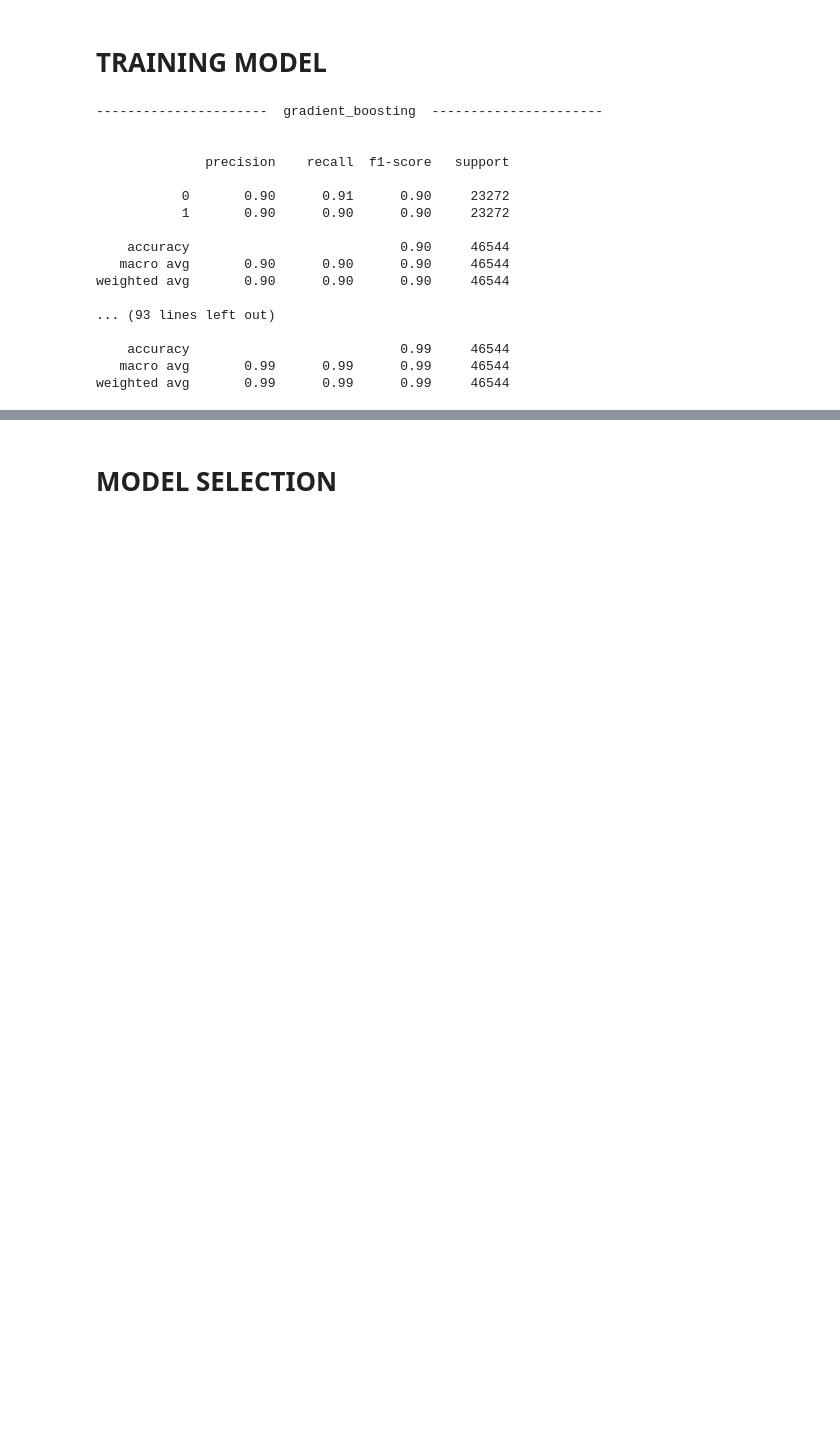
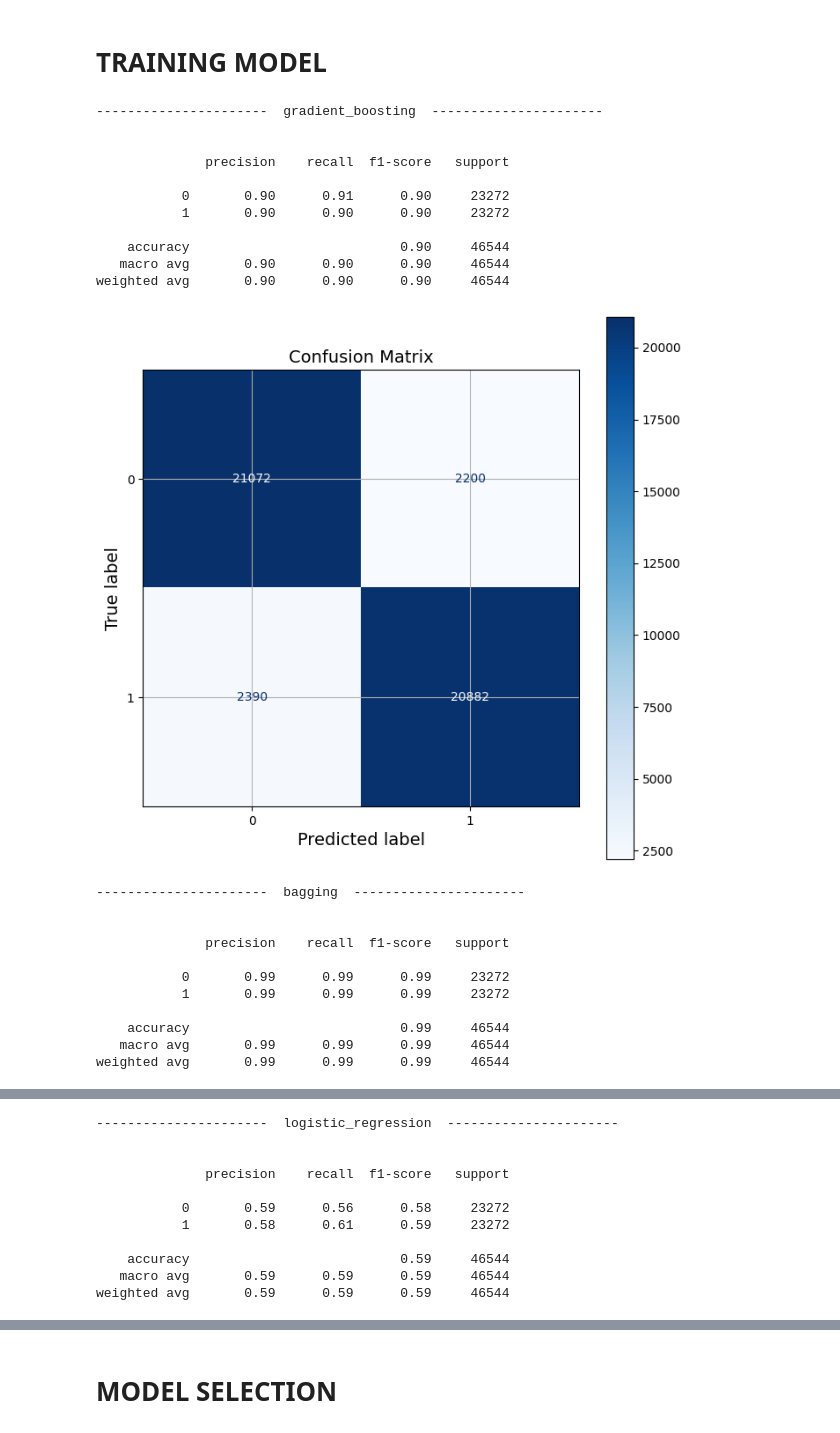
Before and after one commit to pisceskibo/CreditCardApprovalPrediction, a Jupyter notebook: CreditCardEnsembleLearning.ipynb, the cells around one changed output, grey strips where cells are left out. Cells and saved outputs as stored; diff of their text form; code cells hidden in the pictures; blank space fills up the shorter version.

Commit message:
draw confusion matrix for models

```diff
--- a/CreditCardEnsembleLearning.ipynb
+++ b/CreditCardEnsembleLearning.ipynb
@@ -204,29 +222,36 @@ classifiers = model_ensemble_learning.get_classifiers_dictionary()
 # %%
 for model_name, model in classifiers.items():
     print('\n')
     print('  {}  '.center(50,'-').format(model_name))
     print('\n')
     model_ensemble_learning.folder_check_model(model_name)
 
     # Training the model
     model_trn = model_predict_score.train_model(model, model_name, X_cc_train_prep, y_cc_train_prep)
     model_predict_score.score_func(model_trn, model_name, X_cc_train_prep, y_cc_train_prep)
+    model_predict_score.confusion_matrix_func(model_trn, model_name, X_cc_train_prep, y_cc_train_prep)
     warnings.filterwarnings("ignore")
 # %% [output]
 ----------------------  gradient_boosting  ----------------------
 
 
               precision    recall  f1-score   support
 
            0       0.90      0.91      0.90     23272
            1       0.90      0.90      0.90     23272
 
     accuracy                           0.90     46544
    macro avg       0.90      0.90      0.90     46544
 weighted avg       0.90      0.90      0.90     46544
-
-... (93 lines left out)
-
-    accuracy                           0.99     46544
-   macro avg       0.99      0.99      0.99     46544
-weighted avg       0.99      0.99      0.99     46544
+[figure, added]
+----------------------  bagging  ----------------------
+
+
+              precision    recall  f1-score   support
+
+           0       0.99      0.99      0.99     23272
+           1       0.99      0.99      0.99     23272
+
+    accuracy                           0.99     46544
+   macro avg       0.99      0.99      0.99     46544
+weighted avg       0.99      0.99      0.99     46544
@@ -232,0 +259,11 @@ weighted avg       0.99      0.99      0.99     46544
+----------------------  logistic_regression  ----------------------
+
+
+              precision    recall  f1-score   support
+
+           0       0.59      0.56      0.58     23272
+           1       0.58      0.61      0.59     23272
+
+    accuracy                           0.59     46544
+   macro avg       0.59      0.59      0.59     46544
+weighted avg       0.59      0.59      0.59     46544
```
Also changed, not shown: parts of 4 cells of this notebook, 1 other file.
